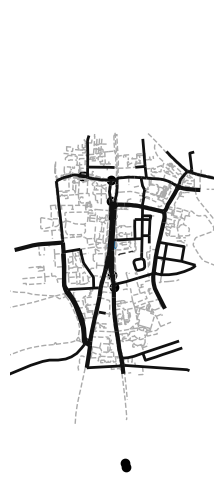
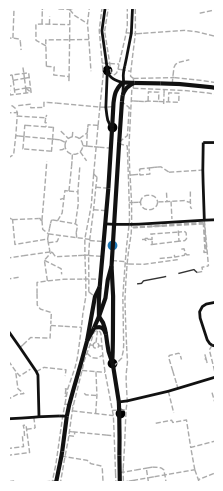
The change to this notebook cell's code, shown as a diff; its figure went from the first image to the second:
--- before
+++ after
@@ -3,8 +3,7 @@
 fig, ax = plt.subplots(1, 1, layout="constrained")
 GpkgMap(oxford).plot_instruction(ax, instruction, 'grey')
-fig.savefig('./inst.png', dpi=100/1.59, bbox_inches='tight', pad_inches=0)
+fig.savefig('./inst.png', dpi=62.89, bbox_inches='tight', pad_inches=0)
 rgba_pxs = plt.imread("inst.png")
 grey_pxs = np.mean(rgba_pxs[:, :, :3], axis=2) * rgba_pxs[:, :, 3]
-# cropped_grey_pxs = np.array(grey_pxs[:296,:128] * 3, dtype=np.int64)
-# cropped_grey_pxs
+grey_pxs = np.array(grey_pxs * 3, dtype=np.int64)
 grey_pxs.shape

Commit: small updates